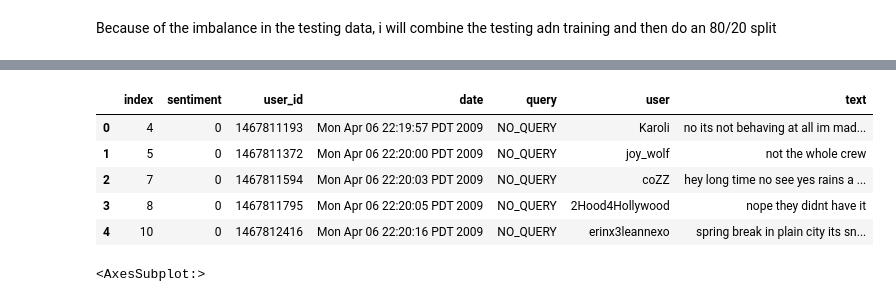
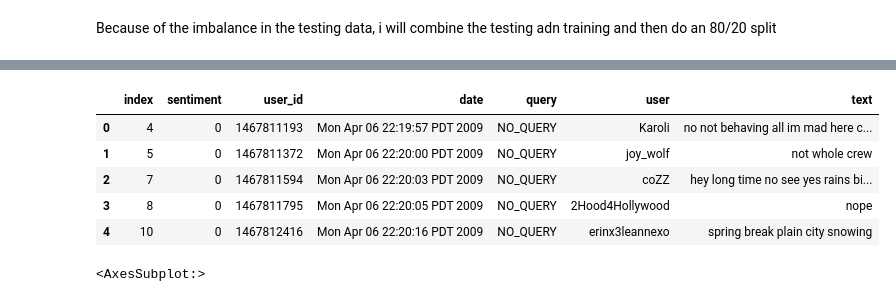
Before and after one commit to mkornfeld/negation_nlp, a Jupyter notebook: negation_nlp.ipynb, the cells around one changed output, grey strips where cells are left out. Cells and saved outputs as stored; diff of their text form; code cells hidden in the pictures.

```diff
--- a/negation_nlp.ipynb
+++ b/negation_nlp.ipynb
@@ -16,6 +16,7 @@ nltk.download('brown')
 from nltk.corpus import stopwords
 nltk.download('stopwords')
 stop = stopwords.words('english')
+stop = set(stopwords.words('english')) - {'no', 'not','never',"don't",'never','nor'}
 pd.set_option("display.max_rows", None)
 pd.set_option("display.max_columns", None)
 from textblob import TextBlob
@@ -76,7 +81,7 @@ df_concat.head()
 # %% [markdown]
 Because of the imbalance in the testing data, i will combine the testing adn training and then do an 80/20 split
 # %%
-df_neg = df_concat[df_concat['text'].str.contains(r'no|not|never|didnt',regex=True)]
+df_neg = df_concat[df_concat['text'].str.contains(r'no|not|never|didnt|never',regex=True)]
 df_neg = df_neg.reset_index()
 df_neg.head()
 # %% [output]
@@ -89,15 +94,16 @@ df_neg.head()
 # %%
 df_neg['text'] = df_neg['text'].str.lower()
 df_neg['text'] = df_neg['text'].apply(lambda x: ' '.join([word for word in x.split() if '@' not in word]))
+df_neg['text'] = df_neg['text'].apply(lambda x: ' '.join([word for word in x.split() if word not in (stop)]))
 df_neg['text'] = df_neg['text'].str.replace(r'[^\w\s]','',regex=True)
 df_neg.head()
 # %% [output]
 |  | index | sentiment | user_id | date | query | user | text |
-| 0 | 4 | 0 | 1467811193 | Mon Apr 06 22:19:57 PDT 2009 | NO_QUERY | Karoli | no its not behaving at all im mad... |
-| 1 | 5 | 0 | 1467811372 | Mon Apr 06 22:20:00 PDT 2009 | NO_QUERY | joy_wolf | not the whole crew |
-| 2 | 7 | 0 | 1467811594 | Mon Apr 06 22:20:03 PDT 2009 | NO_QUERY | coZZ | hey long time no see yes rains a ... |
-| 3 | 8 | 0 | 1467811795 | Mon Apr 06 22:20:05 PDT 2009 | NO_QUERY | 2Hood4Hollywood | nope they didnt have it |
-| 4 | 10 | 0 | 1467812416 | Mon Apr 06 22:20:16 PDT 2009 | NO_QUERY | erinx3leannexo | spring break in plain city its sn... |
+| 0 | 4 | 0 | 1467811193 | Mon Apr 06 22:19:57 PDT 2009 | NO_QUERY | Karoli | no not behaving all im mad here c... |
+| 1 | 5 | 0 | 1467811372 | Mon Apr 06 22:20:00 PDT 2009 | NO_QUERY | joy_wolf | not whole crew |
+| 2 | 7 | 0 | 1467811594 | Mon Apr 06 22:20:03 PDT 2009 | NO_QUERY | coZZ | hey long time no see yes rains bi... |
+| 3 | 8 | 0 | 1467811795 | Mon Apr 06 22:20:05 PDT 2009 | NO_QUERY | 2Hood4Hollywood | nope |
+| 4 | 10 | 0 | 1467812416 | Mon Apr 06 22:20:16 PDT 2009 | NO_QUERY | erinx3leannexo | spring break plain city snowing |
 # %%
 df_neg['sentiment'].value_counts(sort=False).plot.bar()
 # %% [output]
```
Also changed, not shown: parts of 19 cells of this notebook.
